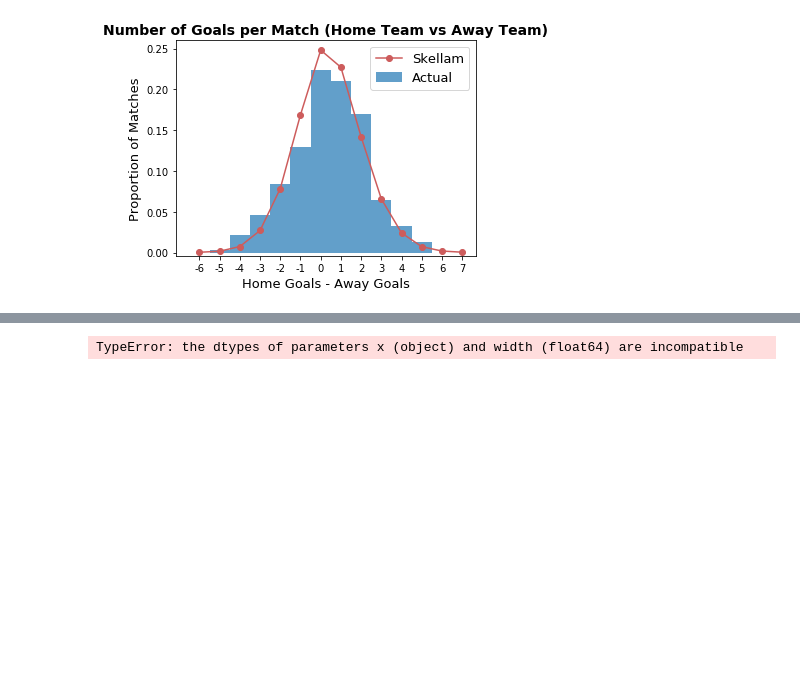
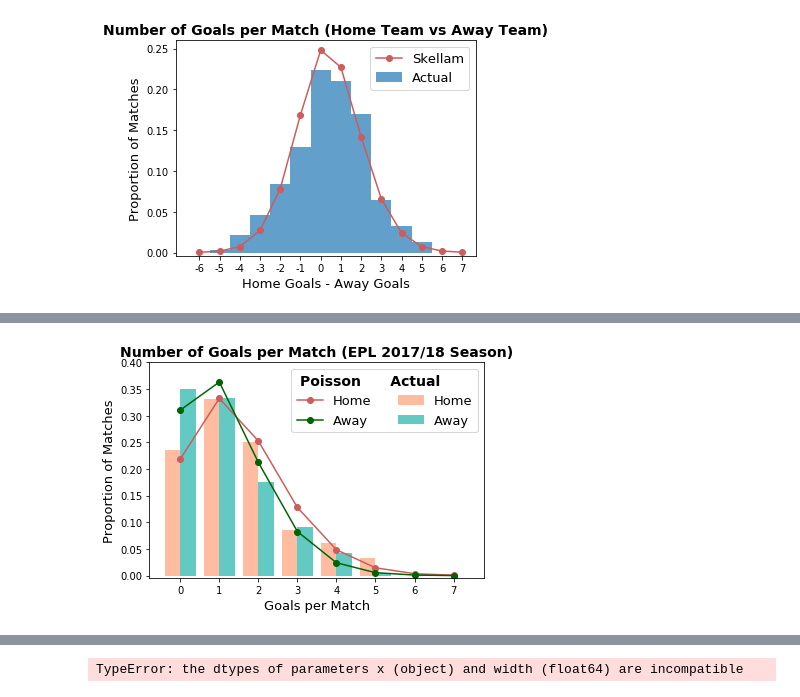
Before and after one commit to Silas-Asamoah/epl_matches, a Jupyter notebook: Untitled.ipynb, the cells around one changed output, grey strips where cells are left out. Drawn from its saved outputs; the diff is of its cells as text; code cells hidden in the pictures; blank space fills up the shorter version.

Commit message:
number of home and away goals per match in the EPL 17/18 season

```diff
--- a/Untitled.ipynb
+++ b/Untitled.ipynb
@@ -108,3 +108,6 @@ plt.tight_layout()
 plt.show()
 # %% [output]
 [figure]
+# %%
+epl_1718 = pd.read_csv("E0(1).csv")
+epl_1819 = pd.read_csv("E0(2).csv")
@@ -110,0 +124,4 @@ plt.show()
+# %%
+epl_1718 = epl_1718[['HomeTeam','AwayTeam','FTHG','FTAG']]
+epl_1718 = epl_1718.rename(columns={'FTHG':'HomeGoals', 'FTAG':'AwayGoals'})
+epl_1718.head(8)
@@ -110,0 +138,3 @@ plt.show()
+# %%
+epl_1718 = epl_1718[:-10]
+epl_1718.mean()
@@ -110,0 +145,3 @@ plt.show()
+# %%
+poisson_pred_one = np.column_stack([[poisson.pmf(i, epl_1718.mean()[j]) for i in range(8)] for j in range(2)])
+poisson_pred_one
@@ -110,0 +169,17 @@ plt.show()
+# %%
+plt.hist(epl_1718[['HomeGoals', 'AwayGoals']].values, range(9), alpha=0.7, label=['Home', 'Away'], density=True, color=["#FFA07A", "#20B2AA"])
+
+#Lines for Poisson distributions
+pois1 = plt.plot([i-0.5 for i in range(1,9)], poisson_pred_one[:,0], linestyle='-', marker='o',label="Home", color='#CD5C5C')
+pois2 = plt.plot([i-0.5 for i in range(1,9)], poisson_pred_one[:,1], linestyle='-', marker='o',label="Away", color='#006400')
+leg = plt.legend(loc='upper right', fontsize=13, ncol=2)
+leg.set_title("Poisson      Actual      ", prop = {'size':'14', 'weight':'bold'})
+plt.xticks([i-0.5 for i in range(1, 9)], [i for i in range(9)])
+plt.xlabel("Goals per Match", size=13)
+plt.ylabel("Proportion of Matches", size=13)
+plt.title("Number of Goals per Match (EPL 2017/18 Season)", size=14, fontweight='bold')
+plt.ylim([-0.004, 0.4])
+plt.tight_layout()
+plt.show()
+# %% [output]
+[figure, added]
```
Also changed, not shown: parts of 8 cells of this notebook.
